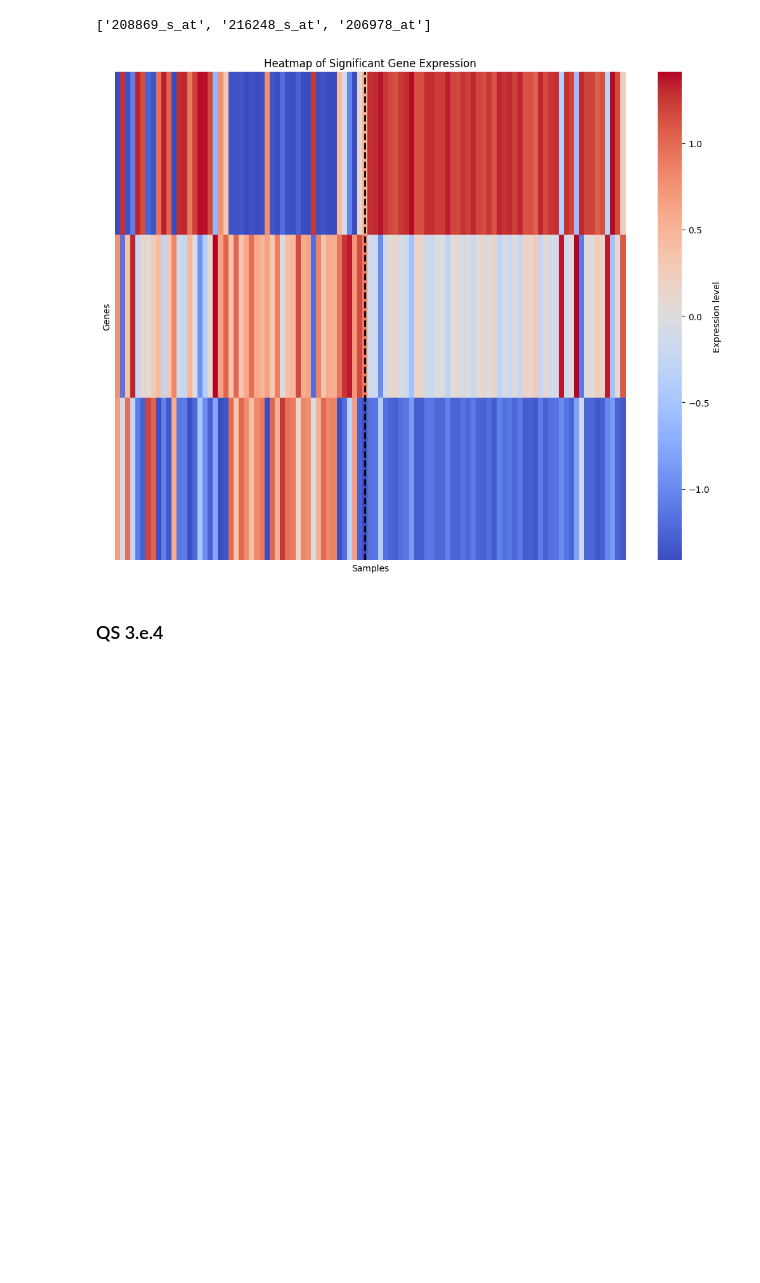
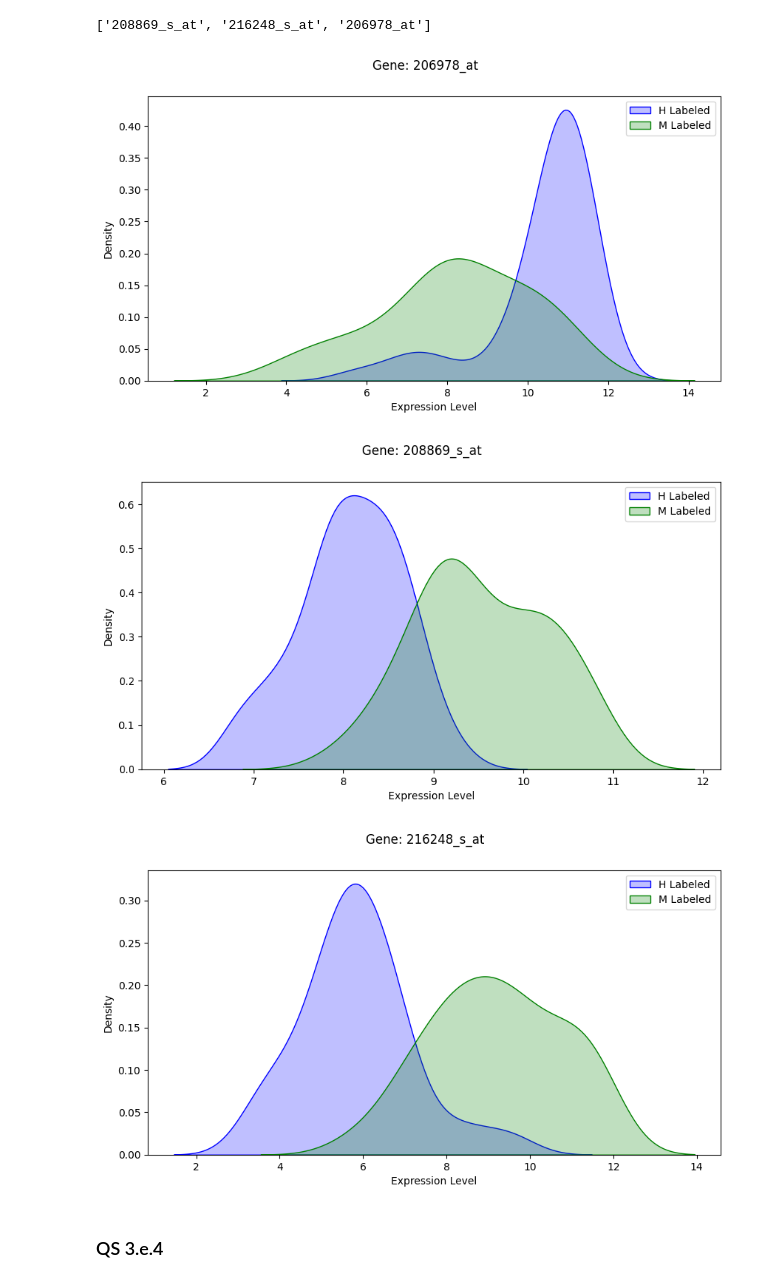
Before and after one commit to aviferdman/Statistics-and-Data-Analysis, a Jupyter notebook: hw4/324369412_316420132.ipynb, the cells around one changed output. Cells and saved outputs as stored; diff of their text form; code cells hidden in the pictures; blank space fills up the shorter version.

```diff
--- a/hw4/324369412_316420132.ipynb
+++ b/hw4/324369412_316420132.ipynb
@@ -385,7 +385,7 @@ def compute_kendall_correlation(df, wrs_overexpressed_m, wrs_underexpressed_m):
     # Compute Kendall's tau correlation matrix
     correlation_matrix = selected_expression_data.T.corr(method='kendall')
 
-    return correlation_matrix
+    return correlation_matrix, selected_genes
 
 def plot_correlation_heatmap(correlation_matrix):
     """Plots the heatmap of the Kendall correlation matrix."""
@@ -395,7 +395,7 @@ def plot_correlation_heatmap(correlation_matrix):
     plt.show()
 
 # Compute Kendall correlation matrix
-kendall_correlation_matrix = compute_kendall_correlation(df, wrs_overexpressed_m, wrs_underexpressed_m)
+kendall_correlation_matrix, D = compute_kendall_correlation(df, wrs_overexpressed_m, wrs_underexpressed_m)
 
 # Plot heatmap
 plot_correlation_heatmap(kendall_correlation_matrix)
@@ -763,21 +738,52 @@ def plot_heatmap(df_filtered):
+# %%
+def plot_gene_expression_comparison(df):
+    # Extract columns for H (M samples) and M (H samples)
+    H_columns = [col for col in df.columns if col.startswith('H_')]
+    M_columns = [col for col in df.columns if col.startswith('M_')]
+
+    # Iterate through each gene (row) in the dataframe
+    for gene in df.index:
+        # Extract expression values for the gene from H and M samples
+        H_expr = df.loc[gene, H_columns]
+        M_expr = df.loc[gene, M_columns]
+
+        # Plot the distributions for the gene
+        plt.figure(figsize=(10, 5))
+        plt.suptitle(f'Gene: {gene}')  # Title for each gene plot
+
+        # Plot for H samples (using blue color)
+        sns.distplot(H_expr, kde_kws={"shade": True}, hist=False, label="H Labeled", color="blue")
+
+        # Plot for M samples (using green color)
+        sns.distplot(M_expr, kde_kws={"shade": True}, hist=False, label="M Labeled", color="green")
+
+        # Adding legend and labels
+        plt.legend()
+        plt.xlabel('Expression Level')
+        plt.ylabel('Density')
+
+        # Show plot for this gene
+        plt.show()
 # %%
 top_samples = 3
 
 # Assuming D is the union of top_overexpressed and top_underexpressed
-top_overexpressed_genes = wrs_overexpressed_m.nsmallest(top_samples, 'p_wrs_greater')['Gene']
-top_underexpressed_genes = wrs_underexpressed_m.nsmallest(top_samples, 'p_wrs_less')['Gene']
-D = pd.concat([top_overexpressed_genes, top_underexpressed_genes]).drop_duplicates()
+top_overexpressed_genes = D.nsmallest(top_samples, 'p_wrs_greater')['Gene']
+top_underexpressed_genes = D.nsmallest(top_samples, 'p_wrs_less')['Gene']
+picked_genes = pd.concat([top_overexpressed_genes, top_underexpressed_genes]).drop_duplicates()
 
 # Select any 3 genes from D (manually or randomly)
-selected_genes = D.sample(3, random_state=42).tolist()
+selected_genes = picked_genes.sample(3, random_state=42).tolist()
 
 selected_genes
 # %% [output]
 ['208869_s_at', '216248_s_at', '206978_at']
 # %%
 df_filtered = df_cleaned.loc[df_cleaned.index.isin(selected_genes)]
-plot_heatmap(df_filtered)
+plot_gene_expression_comparison(df_filtered)
 # %% [output]
-[figure, old version]
+[figure, new version]
+[figure, added]
+[figure, added]
 # %% [markdown]
 ### QS 3.e.4
```
Also changed, not shown: parts of 11 cells of this notebook.
